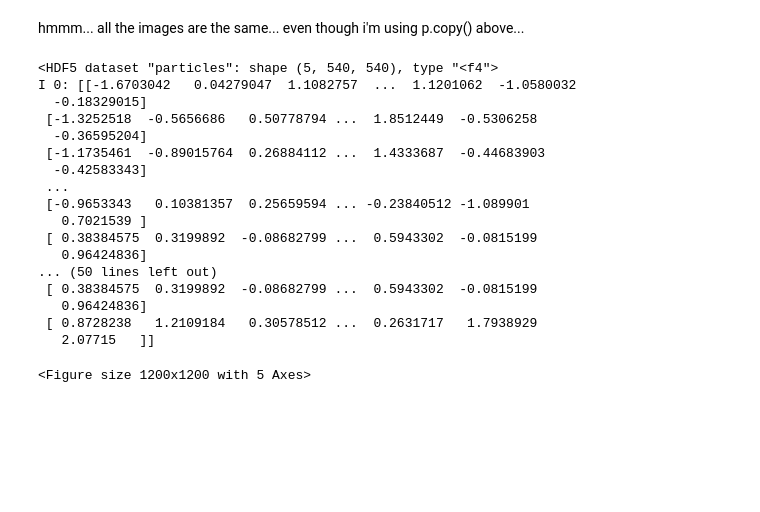
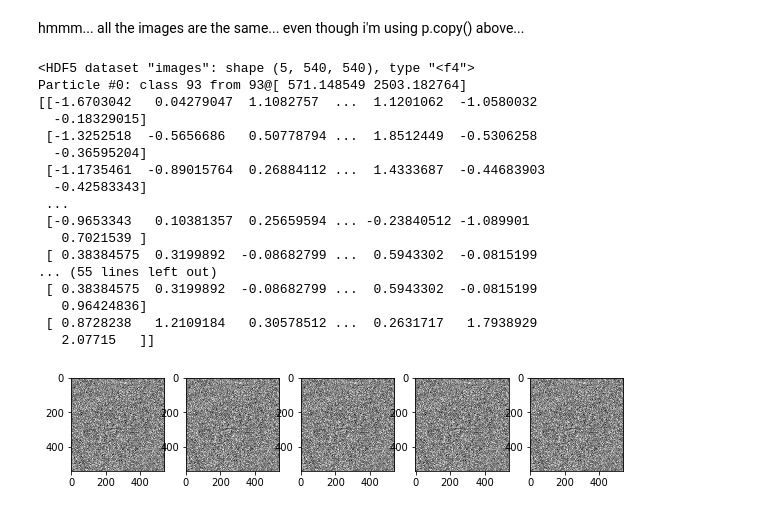
Before and after one commit to slaclab/cryoEM-notebooks, a Jupyter notebook: notebooks/Create Particle Stacks.ipynb, the cells around one changed output. Saved outputs shown, nothing was run; the diff lists cells and outputs as text; code cells hidden in the pictures; blank space fills up the shorter version.

Commit message:
add meta data into separate datasets

```diff
--- a/notebooks/Create Particle Stacks.ipynb
+++ b/notebooks/Create Particle Stacks.ipynb
@@ -80,29 +113,29 @@ hmmm... all the images are the same... even though i'm using p.copy() above...
 # %%
 from matplotlib import pyplot as plt
 with h5py.File( '/tmp/particles.hdf', 'r' ) as f:
-    print( f['particles'] )
+    print( f['particles/images'] )
     fig = plt.figure(figsize=(12, 12))
-    for i in range( f['particles'].shape[0] ):
-        print( "I %s: %s " % (i,f['particles'][i]))
+    for i in range( f['particles/images'].shape[0] ):
+        print( "Particle #%s: class %s from %s@%s \n%s " % (i, f['particles/class'][i], f['particles/source_micrograph'][i], f['particles/source_coordinates'][i], f['particles/images'][i]))
         fig.add_subplot( 6, 6, i+1 )
-        plt.imshow( f['particles'][i], cmap='Greys' )
+        plt.imshow( f['particles/images'][i], cmap='Greys' )
     plt.show()
 # %% [output]
-<HDF5 dataset "particles": shape (5, 540, 540), type "<f4">
-I 0: [[-1.6703042   0.04279047  1.1082757  ...  1.1201062  -1.0580032
+<HDF5 dataset "images": shape (5, 540, 540), type "<f4">
+Particle #0: class 93 from 93@[ 571.148549 2503.182764]
+[[-1.6703042   0.04279047  1.1082757  ...  1.1201062  -1.0580032
   -0.18329015]
  [-1.3252518  -0.5656686   0.50778794 ...  1.8512449  -0.5306258
   -0.36595204]
  [-1.1735461  -0.89015764  0.26884112 ...  1.4333687  -0.44683903
   -0.42583343]
  ...
  [-0.9653343   0.10381357  0.25659594 ... -0.23840512 -1.089901
    0.7021539 ]
  [ 0.38384575  0.3199892  -0.08682799 ...  0.5943302  -0.0815199
-   0.96424836]
-... (50 lines left out)
+... (55 lines left out)
  [ 0.38384575  0.3199892  -0.08682799 ...  0.5943302  -0.0815199
    0.96424836]
  [ 0.8728238   1.2109184   0.30578512 ...  0.2631717   1.7938929
    2.07715   ]]
-<Figure size 1200x1200 with 5 Axes>
+[figure, added]
```
Also changed, not shown: parts of 2 cells of this notebook.
